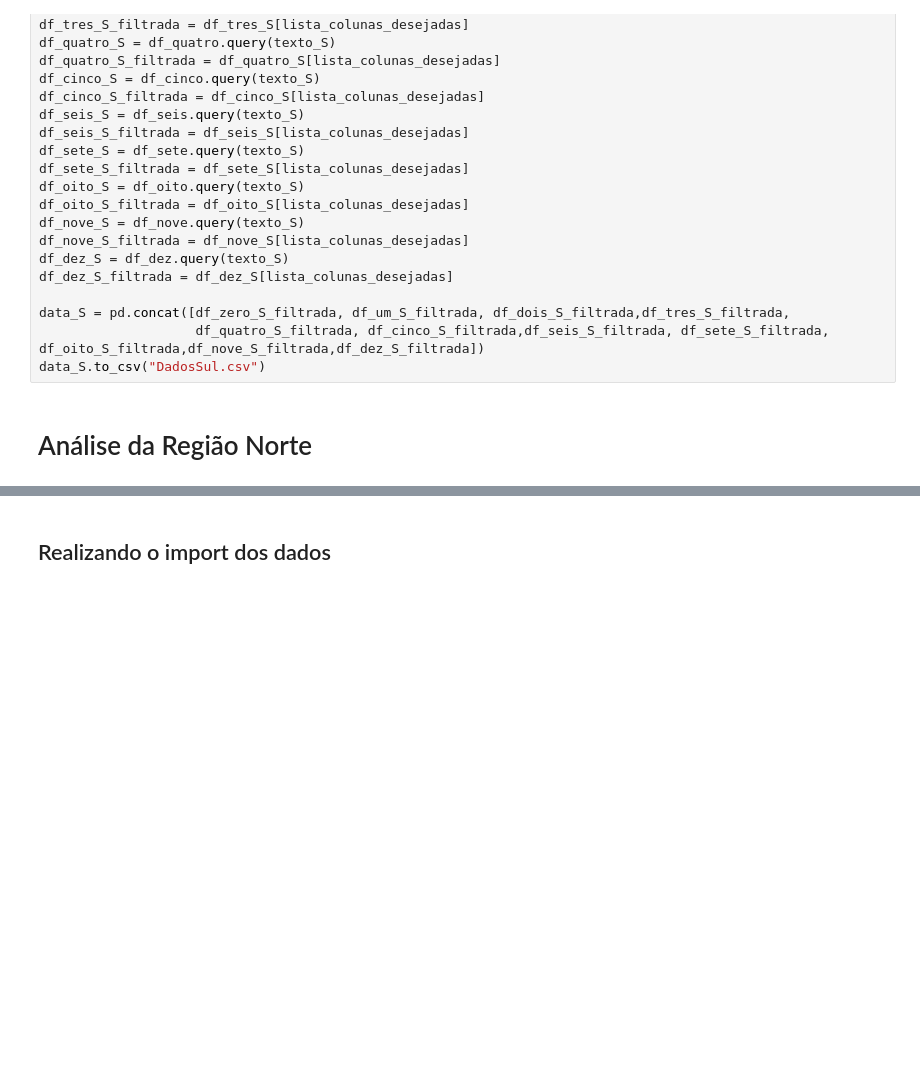
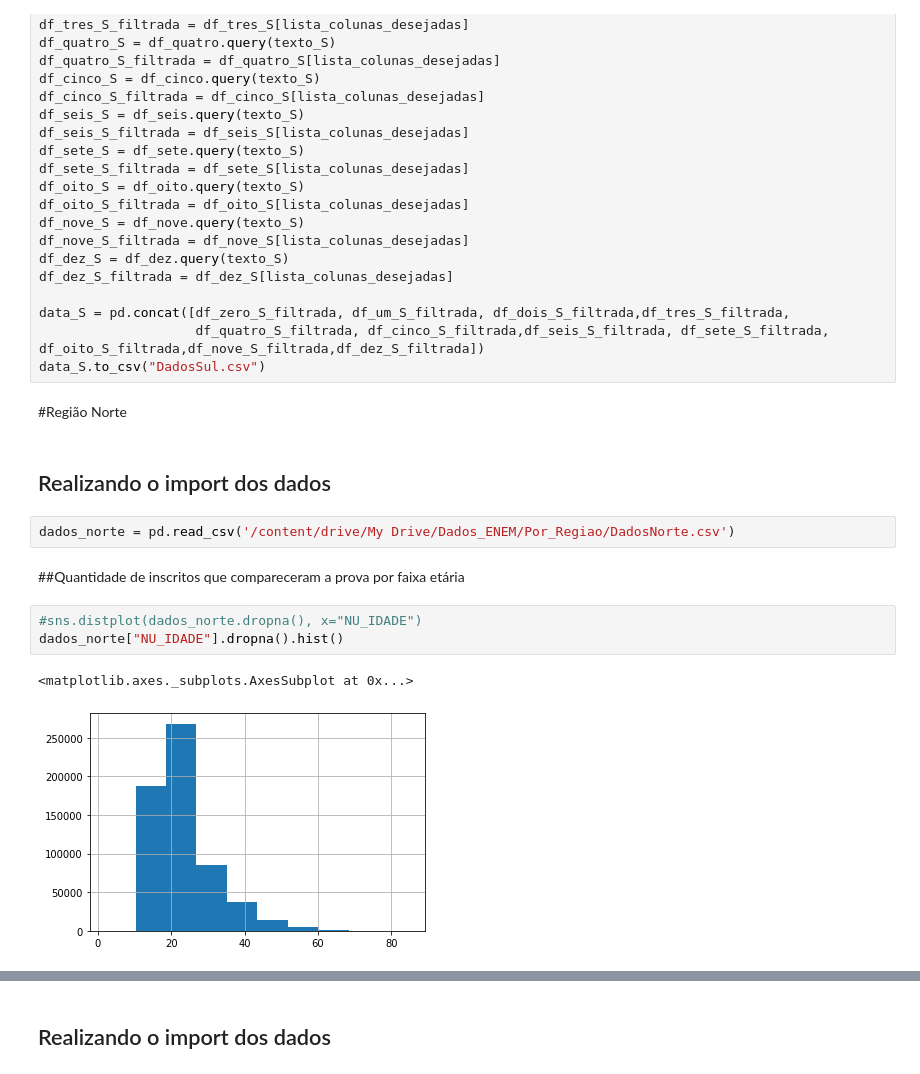
Before and after one commit to henriquecl/DataSciene_Destrinchando_o_ENEM, a Jupyter notebook: Brincando_com_o_ENEM.ipynb, the cells around one changed output, grey strips where cells are left out. Cells and saved outputs as stored; diff of their text form; blank space fills up the shorter version.

```diff
--- a/Brincando_com_o_ENEM.ipynb
+++ b/Brincando_com_o_ENEM.ipynb
@@ -195,4 +197,16 @@ data_S = pd.concat([df_zero_S_filtrada, df_um_S_filtrada, df_dois_S_filtrada,df_
                     df_quatro_S_filtrada, df_cinco_S_filtrada,df_seis_S_filtrada, df_sete_S_filtrada, df_oito_S_filtrada,df_nove_S_filtrada,df_dez_S_filtrada])
 data_S.to_csv("DadosSul.csv")
 # %% [markdown]
-# Análise da Região Norte
+#Região Norte
+# %% [markdown]
+##  Realizando o import dos dados
+# %%
+dados_norte = pd.read_csv('/content/drive/My Drive/Dados_ENEM/Por_Regiao/DadosNorte.csv')
+# %% [markdown]
+##Quantidade de inscritos que compareceram a prova por faixa etária
+# %%
+#sns.distplot(dados_norte.dropna(), x="NU_IDADE")
+dados_norte["NU_IDADE"].dropna().hist()
+# %% [output]
+<matplotlib.axes._subplots.AxesSubplot at 0x...>
+[figure, added]
```
Also changed, not shown: parts of 75 cells of this notebook.
